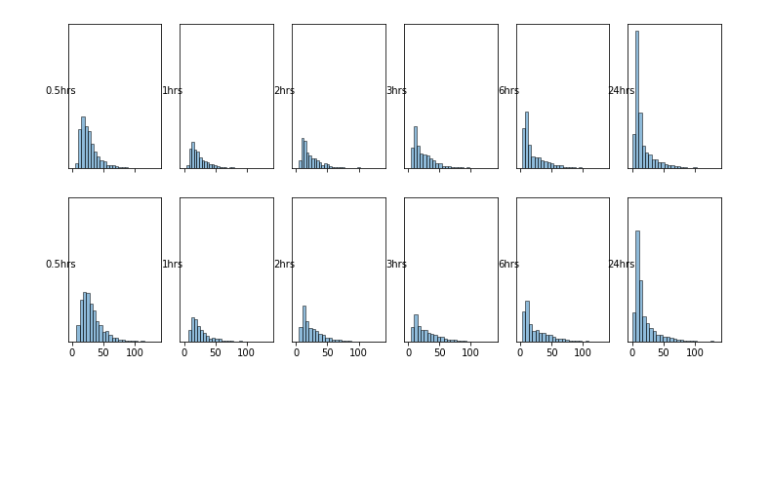
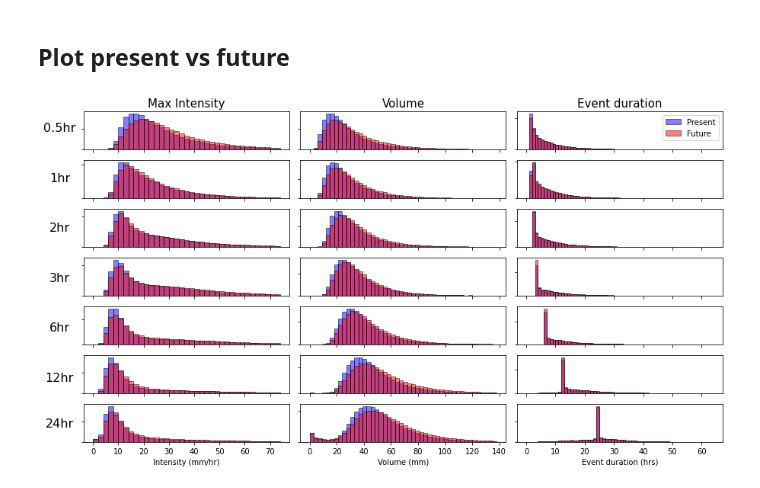
Before and after one commit to masher92/UKCP18, a Jupyter notebook: FindIndependentRainfallEvents/AnalyseProfiles/AMAX_Events/StormCharacteristics.ipynb, the cells around one changed output. Cells and saved outputs as stored; diff of their text form; code cells hidden in the pictures; blank space fills up the shorter version.

```diff
--- a/FindIndependentRainfallEvents/AnalyseProfiles/AMAX_Events/StormCharacteristics.ipynb
+++ b/FindIndependentRainfallEvents/AnalyseProfiles/AMAX_Events/StormCharacteristics.ipynb
@@ -66,0 +35,5 @@ dur_future_events_dict, dur_future_event_props_dict, dur_future_event_profiles_d
+# %%
+df_long=pd.read_csv(home_dir + f"ProcessedData/AMAX_Events/UKCP18_30mins/all_events_characteristics.csv")
+present=df_long[df_long['Climate']=='Present']
+future=df_long[df_long['Climate']=='Future']
+nimrod = pd.read_csv(home_dir + f"ProcessedData/AMAX_Events/NIMROD_30mins/all_events_characteristics.csv")
@@ -67 +50,5 @@ dur_future_events_dict, dur_future_event_props_dict, dur_future_event_profiles_d
+# %%
+bin_edges_intensity = np.arange(0, 70 + 5, 2)
+bin_edges_volume = np.arange(0, 135 + 5, 3)
+bin_edges_duration = np.arange(0, 60 + 5,1)
 # %%
@@ -98,28 +104,52 @@ plt.show()
+# %% [markdown]
+## Plot present vs future
 # %%
-# custom_duration_order = ['19.25+ hr', '6.45-19.25 hr', '2.10-6.45 hr', '0.25-2.10 hr', 'nan']
-durations = ['0.5', '1','2', '3', '6', '24']
+durations = ['0.5', '1', '2', '3', '6','12', '24']
 
-# Create a figure with subplots for different variables
+# Create a figure with subplots for different durations
 n_categories = len(durations)
-n_variables = 2  # For Volume and Intensity
-fig, axs = plt.subplots(n_variables, n_categories, figsize=(2 * n_categories, 6), sharex=True, sharey=True)  # 2 columns for different variables
+n_variables = 3
+fig, axs = plt.subplots(n_categories, n_variables, figsize=(12, 1 * n_categories), sharex='col')
 
 # Call the function for each variable in each duration category
 for i, duration in enumerate(durations):
-    plot_histogram_for_duration(events_props_dict_present, variable='max_intensity', duration=duration,duration_variable= "dur_for_which_this_is_amax", ax=axs[0, i])
-    plot_histogram_for_duration(events_props_dict_future, variable='max_intensity', duration=duration, duration_variable="dur_for_which_this_is_amax",  ax=axs[1, i])
-#     # Set x-axis labels for each column
-#     if i ==5:
-#         axs[i, 0].set_xlabel("Intensity (mm/hr)", fontsize=10)
-#         axs[i, 1].set_xlabel("Intensity (mm/hr)", fontsize=10)
+    plot_histogram_for_duration(present, variable='max_intensity', duration=float(duration), duration_variable="dur_for_which_this_is_amax", ax=axs[i,0], bins=bin_edges_intensity, label="Present", color='blue', alpha=0.5)
+    plot_histogram_for_duration(future, variable='max_intensity', duration=float(duration), duration_variable="dur_for_which_this_is_amax", ax=axs[i,0], bins=bin_edges_intensity, label="Future", color='red', alpha=0.5)
 
-#     axs[0, 0].set_title("UKCP18 (Present)", fontsize=10)
-#     axs[0, 1].set_title("UKCP18 (Future)", fontsize=10)
+    plot_histogram_for_duration(present, variable='Volume', duration=float(duration), duration_variable="dur_for_which_this_is_amax", ax=axs[i,1], bins=bin_edges_volume, label="Present", color='blue', alpha=0.5)
+    plot_histogram_for_duration(future, variable='Volume', duration=float(duration), duration_variable="dur_for_which_this_is_amax", ax=axs[i,1], bins=bin_edges_volume, label="Future", color='red', alpha=0.5)
 
-# # Adjust layout to prevent overlap
-# plt.tight_layout()
+    plot_histogram_for_duration(present, variable='duration', duration=float(duration), duration_variable="dur_for_which_this_is_amax", ax=axs[i,2], bins=bin_edges_duration, label="Present", color='blue', alpha=0.5)
+    plot_histogram_for_duration(future, variable='duration', duration=float(duration), duration_variable="dur_for_which_this_is_amax", ax=axs[i,2], bins=bin_edges_duration, label="Future", color='red', alpha=0.5)
+
+    # Set x-axis labels for the last row
+    if i == n_categories - 1:
+        axs[i,0].set_xlabel("Intensity (mm/hr)", fontsize=10)
+        axs[i,1].set_xlabel("Volume (mm)", fontsize=10)
+        axs[i,2].set_xlabel("Event duration (hrs)", fontsize=10)
+
+    axs[0,0].set_title("Max Intensity", fontsize=15)
+    axs[0,1].set_title("Volume", fontsize=15)
+    axs[0,2].set_title("Event duration", fontsize=15)
+
+    axs[0,2].legend(loc='upper right')
+
+for ax in axs.flat:
+    ax.set_yticklabels([])
+    ax.set_ylabel("")
+
+fig.text(-0.02, 0.9, '0.5hr', va='center', ha='center', fontsize=16, rotation='horizontal')
+fig.text(-0.02, 0.77, '1hr', va='center', ha='center', fontsize=16, rotation='horizontal')
+fig.text(-0.02, 0.64, '2hr', va='center', ha='center', fontsize=16, rotation='horizontal');
+fig.text(-0.02, 0.51, '3hr', va='center', ha='center', fontsize=16, rotation='horizontal');
+fig.text(-0.02, 0.38, '6hr', va='center', ha='center', fontsize=16, rotation='horizontal');
+fig.text(-0.02, 0.25, '12hr', va='center', ha='center', fontsize=16, rotation='horizontal');
+fig.text(-0.02, 0.13, '24hr', va='center', ha='center', fontsize=16, rotation='horizontal');
+
+# Adjust layout to prevent overlap
+plt.tight_layout()
 
 # Show the plot
 plt.show()
 # %% [output]
-[figure, old version]
+[figure, new version]
```
Also changed, not shown: parts of 15 cells of this notebook, 26 other files.
